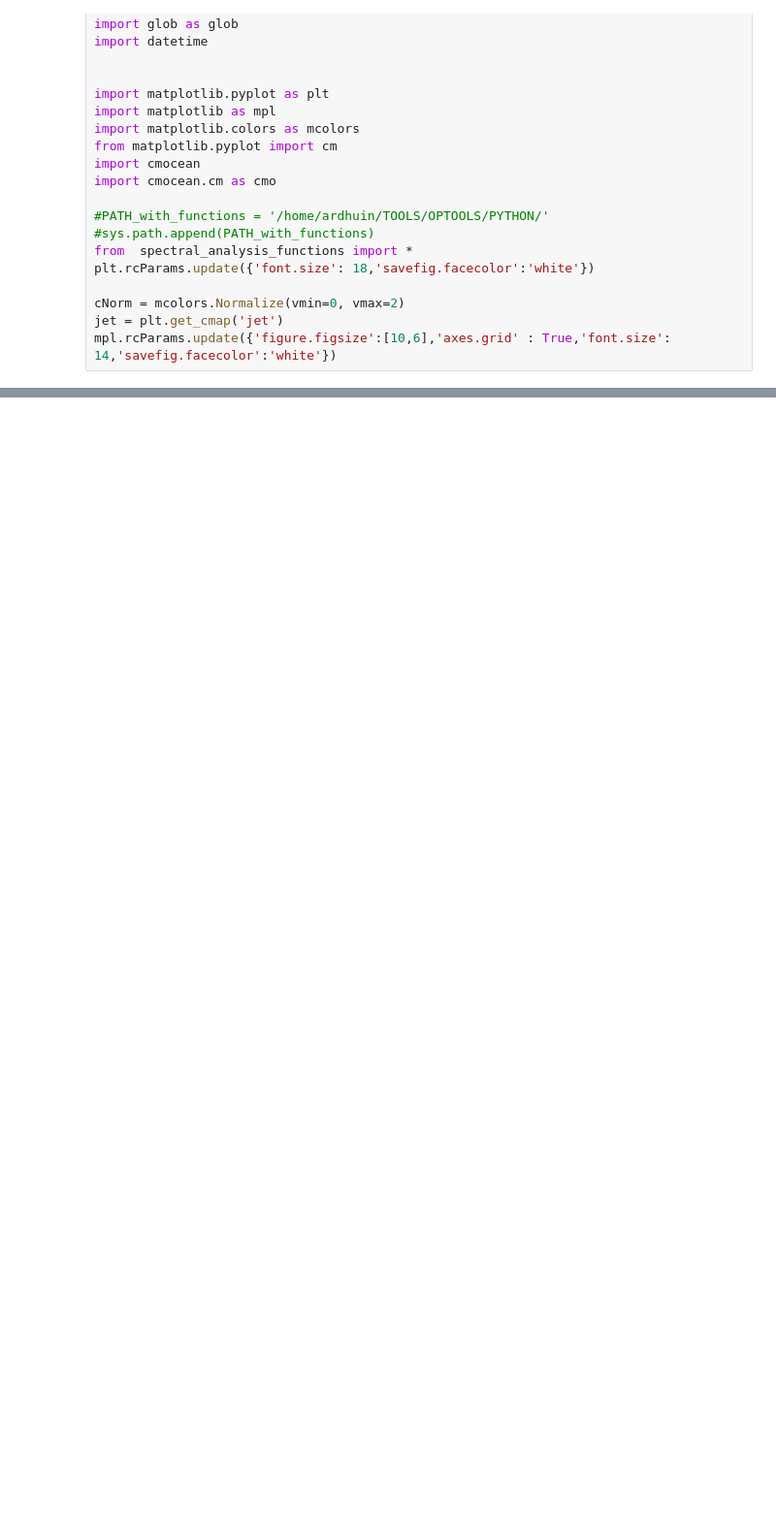
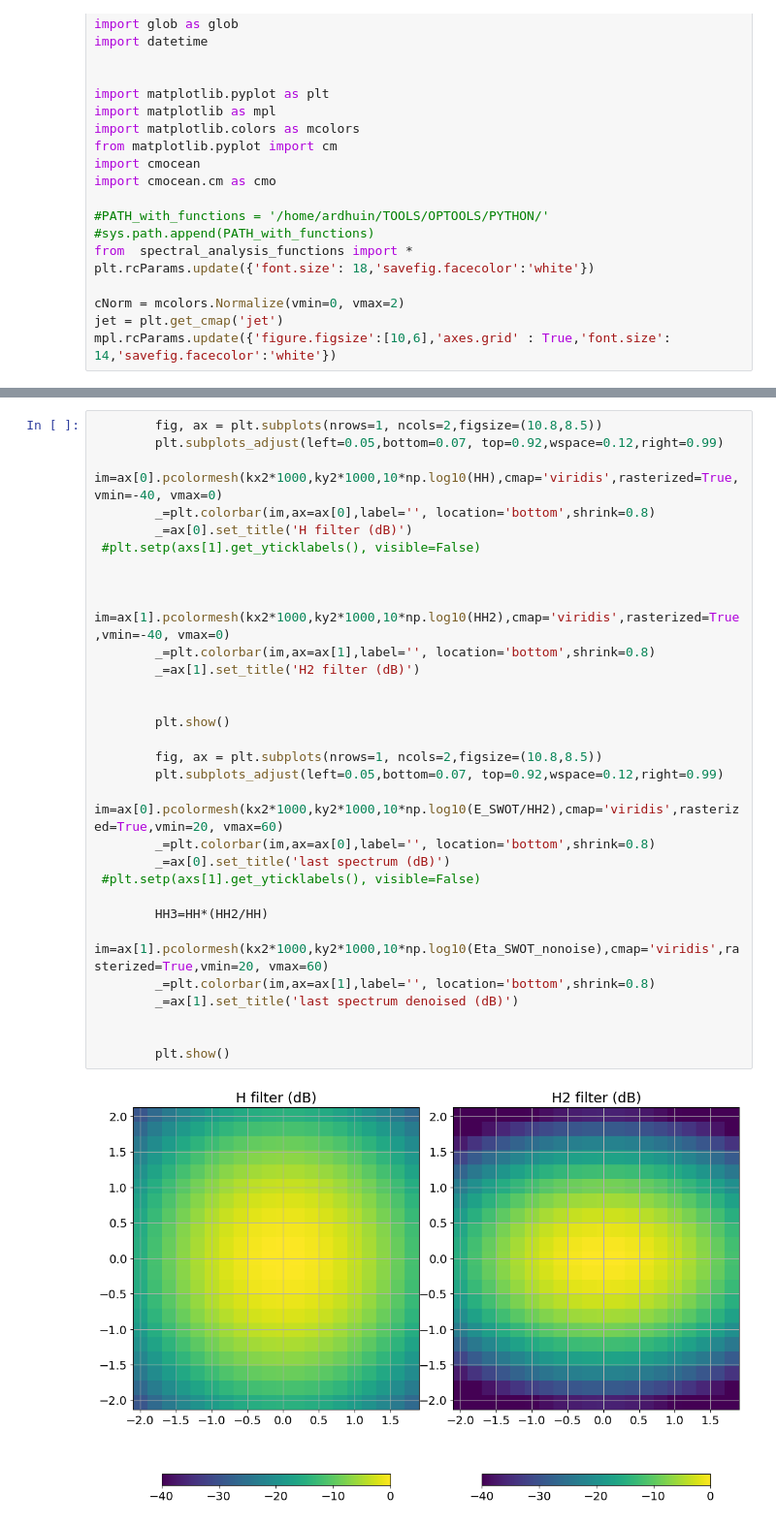
Before and after one commit to ardhuin/swellSWOT, a Jupyter notebook: analysis_track.ipynb, the cells around one changed output, grey strips where cells are left out. Shown at 97% size. Saved outputs shown, nothing was run; the diff lists cells and outputs as text; blank space fills up the shorter version.

```diff
--- a/analysis_track.ipynb
+++ b/analysis_track.ipynb
@@ -155,0 +183,32 @@ ValueError: operands could not be broadcast together with shapes (21,20) (42,40)
+# %%
+        fig, ax = plt.subplots(nrows=1, ncols=2,figsize=(10.8,8.5))
+        plt.subplots_adjust(left=0.05,bottom=0.07, top=0.92,wspace=0.12,right=0.99)
+        im=ax[0].pcolormesh(kx2*1000,ky2*1000,10*np.log10(HH),cmap='viridis',rasterized=True,vmin=-40, vmax=0)
+        _=plt.colorbar(im,ax=ax[0],label='', location='bottom',shrink=0.8)
+        _=ax[0].set_title('H filter (dB)')
+ #plt.setp(axs[1].get_yticklabels(), visible=False)
+
+
+        im=ax[1].pcolormesh(kx2*1000,ky2*1000,10*np.log10(HH2),cmap='viridis',rasterized=True,vmin=-40, vmax=0)
+        _=plt.colorbar(im,ax=ax[1],label='', location='bottom',shrink=0.8)
+        _=ax[1].set_title('H2 filter (dB)')
+
+
+        plt.show()
+
+        fig, ax = plt.subplots(nrows=1, ncols=2,figsize=(10.8,8.5))
+        plt.subplots_adjust(left=0.05,bottom=0.07, top=0.92,wspace=0.12,right=0.99)
+        im=ax[0].pcolormesh(kx2*1000,ky2*1000,10*np.log10(E_SWOT/HH2),cmap='viridis',rasterized=True,vmin=20, vmax=60)
+        _=plt.colorbar(im,ax=ax[0],label='', location='bottom',shrink=0.8)
+        _=ax[0].set_title('last spectrum (dB)')
+ #plt.setp(axs[1].get_yticklabels(), visible=False)
+
+        HH3=HH*(HH2/HH)
+        im=ax[1].pcolormesh(kx2*1000,ky2*1000,10*np.log10(Eta_SWOT_nonoise),cmap='viridis',rasterized=True,vmin=20, vmax=60)
+        _=plt.colorbar(im,ax=ax[1],label='', location='bottom',shrink=0.8)
+        _=ax[1].set_title('last spectrum denoised (dB)')
+
+
+        plt.show()
+# %% [output]
+[figure, added]
```
Also changed, not shown: parts of 2 cells of this notebook, 2 other files.
